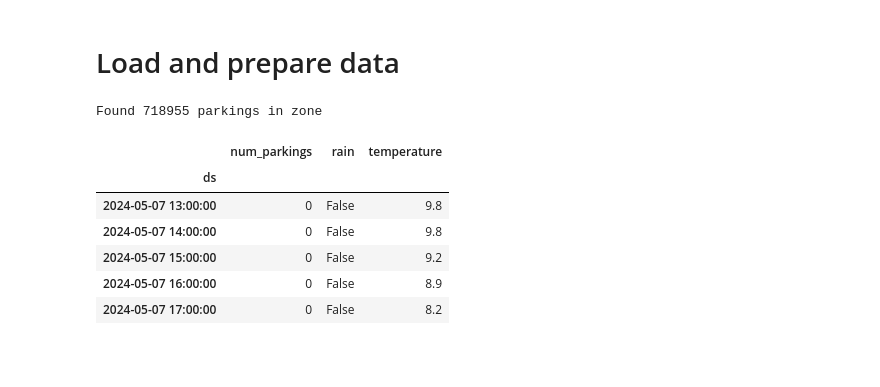
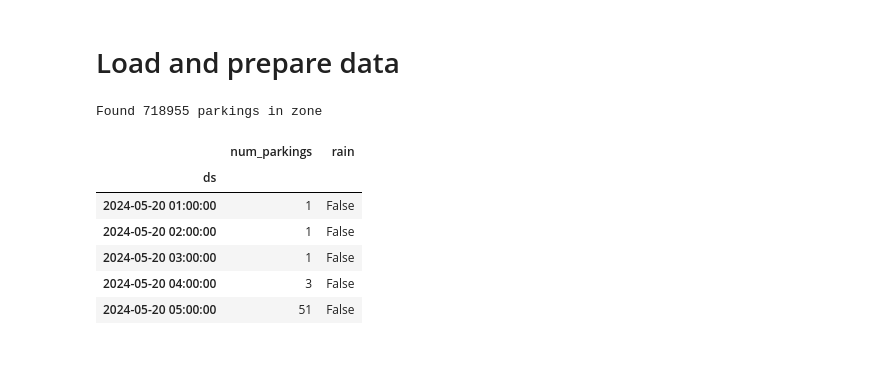
Before and after one commit to City-of-Turku/parkings-weather-correlation, a Jupyter notebook: scikit/linear_regression.ipynb, the cells around one changed output. Cells and saved outputs as stored; diff of their text form; code cells hidden in the pictures.

Commit message:
Rain vs. dry weather

```diff
--- a/scikit/linear_regression.ipynb
+++ b/scikit/linear_regression.ipynb
@@ -21,25 +24,32 @@ from utils import (
 # %%
 df_parkings = get_parkings_df("../data/parkings_small.csv")
 parkings_in_zone = get_parkings_in_zone(df_parkings, 1)
 print(f"Found {len(parkings_in_zone)} parkings in zone")
 hourly_parkings = get_hourly_parkings(parkings_in_zone)
-hourly_parkings.head()
+# clean data by removing early data days without cars
+hourly_parkings = hourly_parkings[hourly_parkings["ds"]> "2024-5-20"]
 df_rain, df_temperature = get_weather_data()
 hourly_parking = pd.merge(hourly_parkings, df_rain, on="ds", how='left')
 hourly_parking = pd.merge(hourly_parking, df_temperature, on="ds", how='left')
 hourly_parking.head()
 df = hourly_parking.copy()
 df.set_index("ds", inplace=True)
+df_rain_train = pd.merge(hourly_parkings, df_rain, on="ds", how='left')
+df_rain_train.set_index("ds", inplace=True)
+
+df_temperature_train = pd.merge(hourly_parkings, df_temperature, on="ds", how='left')
+df_temperature_train.set_index("ds", inplace=True)
 df.head()
+df_rain_train.head()
 # %% [output]
 Found 718955 parkings in zone
-|  | num_parkings | rain | temperature |
-| ds |  |  |  |
-| 2024-05-07 13:00:00 | 0 | False | 9.8 |
-| 2024-05-07 14:00:00 | 0 | False | 9.8 |
-| 2024-05-07 15:00:00 | 0 | False | 9.2 |
-| 2024-05-07 16:00:00 | 0 | False | 8.9 |
-| 2024-05-07 17:00:00 | 0 | False | 8.2 |
+|  | num_parkings | rain |
+| ds |  |  |
+| 2024-05-20 01:00:00 | 1 | False |
+| 2024-05-20 02:00:00 | 1 | False |
+| 2024-05-20 03:00:00 | 1 | False |
+| 2024-05-20 04:00:00 | 3 | False |
+| 2024-05-20 05:00:00 | 51 | False |
 # %% [markdown]
 #
 # %%
```
Also changed, not shown: parts of 7 cells of this notebook, 1 other file.
